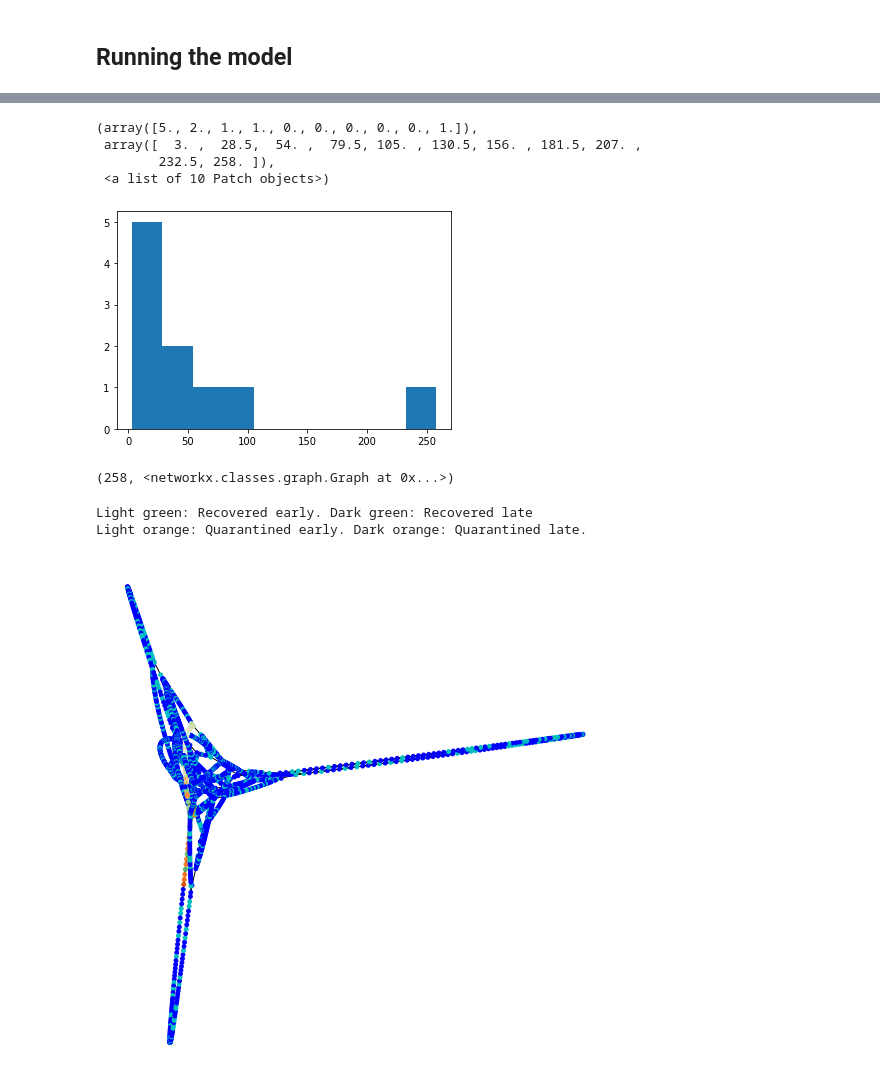
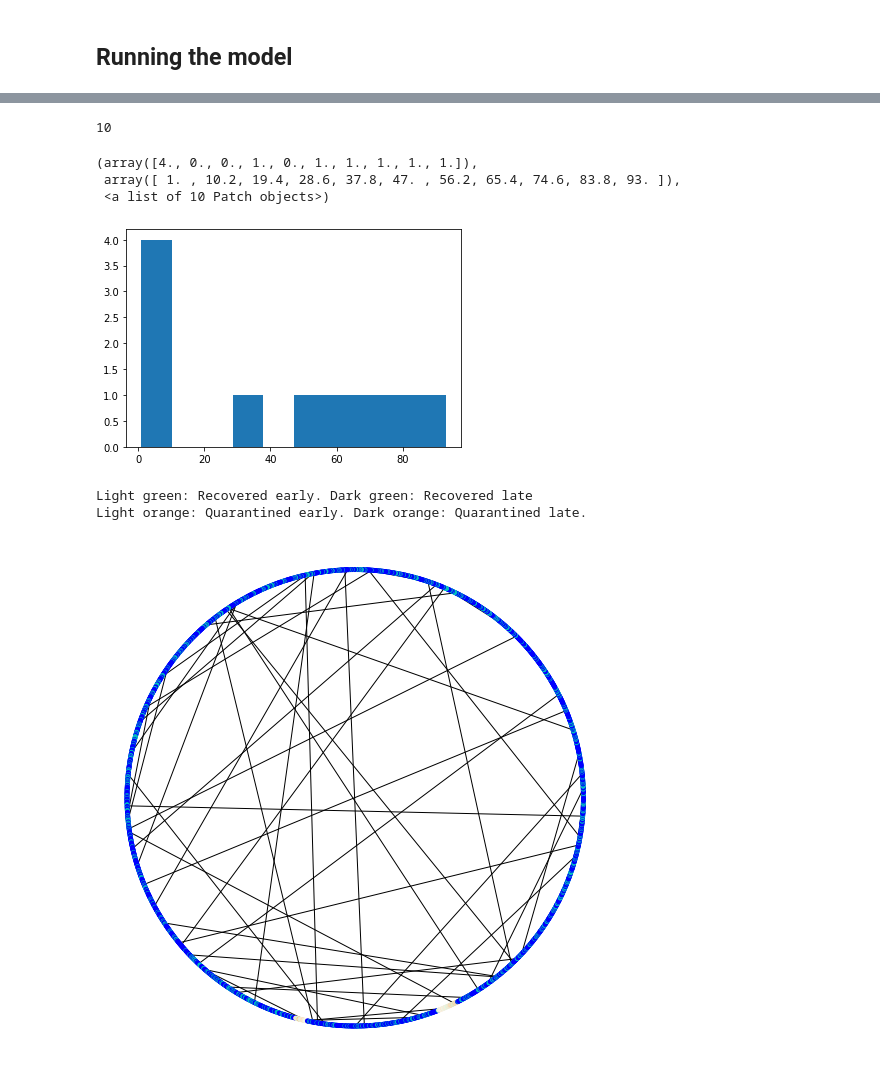
Before and after one commit to sbenthall/privacy-abm, a Jupyter notebook: contact-tracing/code/Python/Graph-based Contact Tracing Simulation.ipynb, the cells around one changed output, grey strips where cells are left out. Saved outputs shown, nothing was run; the diff lists cells and outputs as text; code cells hidden in the pictures.

Commit message:
model updates

```diff
--- a/contact-tracing/code/Python/Graph-based Contact Tracing Simulation.ipynb
+++ b/contact-tracing/code/Python/Graph-based Contact Tracing Simulation.ipynb
@@ -309,0 +291,2 @@ Trial 6 hits time step 200
+# %%
+records = model.simulate_sample(g, params, 50)
@@ -310,30 +311,29 @@ Trial 6 hits time step 200
+# %%
+len(records)
+# %% [output]
+10
 # %%
 plt.hist([x[0] for x in records])
 # %% [output]
-(array([5., 2., 1., 1., 0., 0., 0., 0., 0., 1.]),
- array([  3. ,  28.5,  54. ,  79.5, 105. , 130.5, 156. , 181.5, 207. ,
-        232.5, 258. ]),
+(array([4., 0., 0., 1., 0., 1., 1., 1., 1., 1.]),
+ array([ 1. , 10.2, 19.4, 28.6, 37.8, 47. , 56.2, 65.4, 74.6, 83.8, 93. ]),
  <a list of 10 Patch objects>)
-[figure, old version]
+[figure, new version]
-# %%
- max(records, key= lambda x: x[0])
-# %% [output]
-(258, <networkx.classes.graph.Graph at 0x...>)
 # %%
 g_max = max(records, key= lambda x: x[0])[1]
 # %%
 green_cmap = plt.get_cmap('Greens')
 orange_cmap = plt.get_cmap('Oranges')
 
 plt.figure(3,figsize=(7,7))
-nx.draw_spectral(g_max,
+nx.draw_circular(g_max,
                 node_size = 15,
                 node_color = model.node_colors(g_max))
 
 print("Light green: Recovered early. Dark green: Recovered late")
 print("Light orange: Quarantined early. Dark orange: Quarantined late.")
 # %% [output]
 Light green: Recovered early. Dark green: Recovered late
 Light orange: Quarantined early. Dark orange: Quarantined late.
-[figure, old version]
+[figure, new version]
 # %%
```
Also changed, not shown: parts of 13 cells of this notebook, 1 other file.
